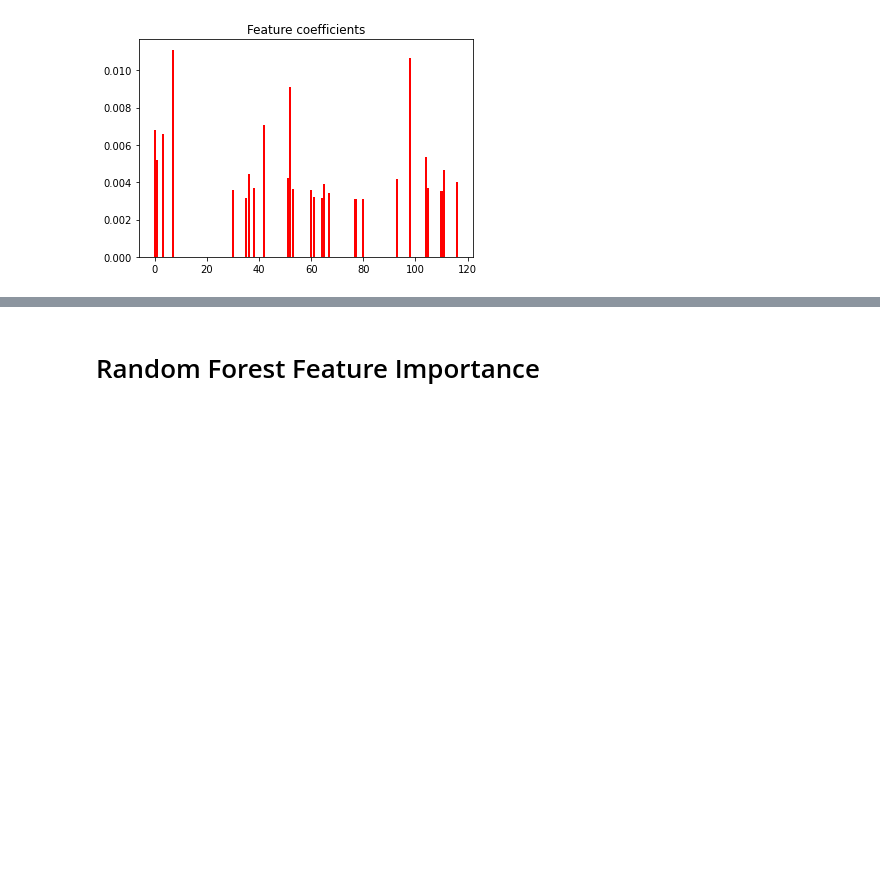
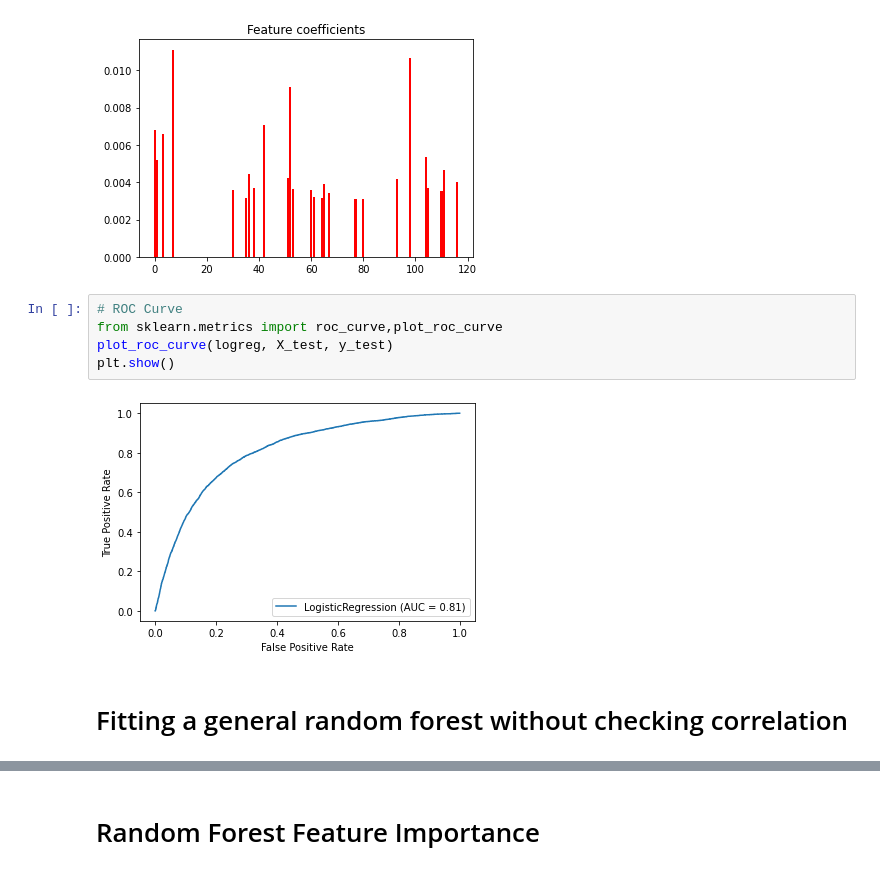
Before and after one commit to DaisyXinyiHe/diabetes_mellitus_predict, a Jupyter notebook: DataAnalysis.ipynb, the cells around one changed output, grey strips where cells are left out. Cells and saved outputs as stored; diff of their text form; blank space fills up the shorter version.

```diff
--- a/DataAnalysis.ipynb
+++ b/DataAnalysis.ipynb
@@ -207,3 +179,12 @@ plt.show()
 111  111           d1_platelets_min  0.004645
 116  116                 d1_wbc_max  0.004034
 [figure]
+# %%
+# ROC Curve
+from sklearn.metrics import roc_curve,plot_roc_curve
+plot_roc_curve(logreg, X_test, y_test)
+plt.show()
+# %% [output]
+[figure, added]
+# %% [markdown]
+# Fitting a general random forest without checking correlation
```
Also changed, not shown: parts of 13 cells of this notebook.
